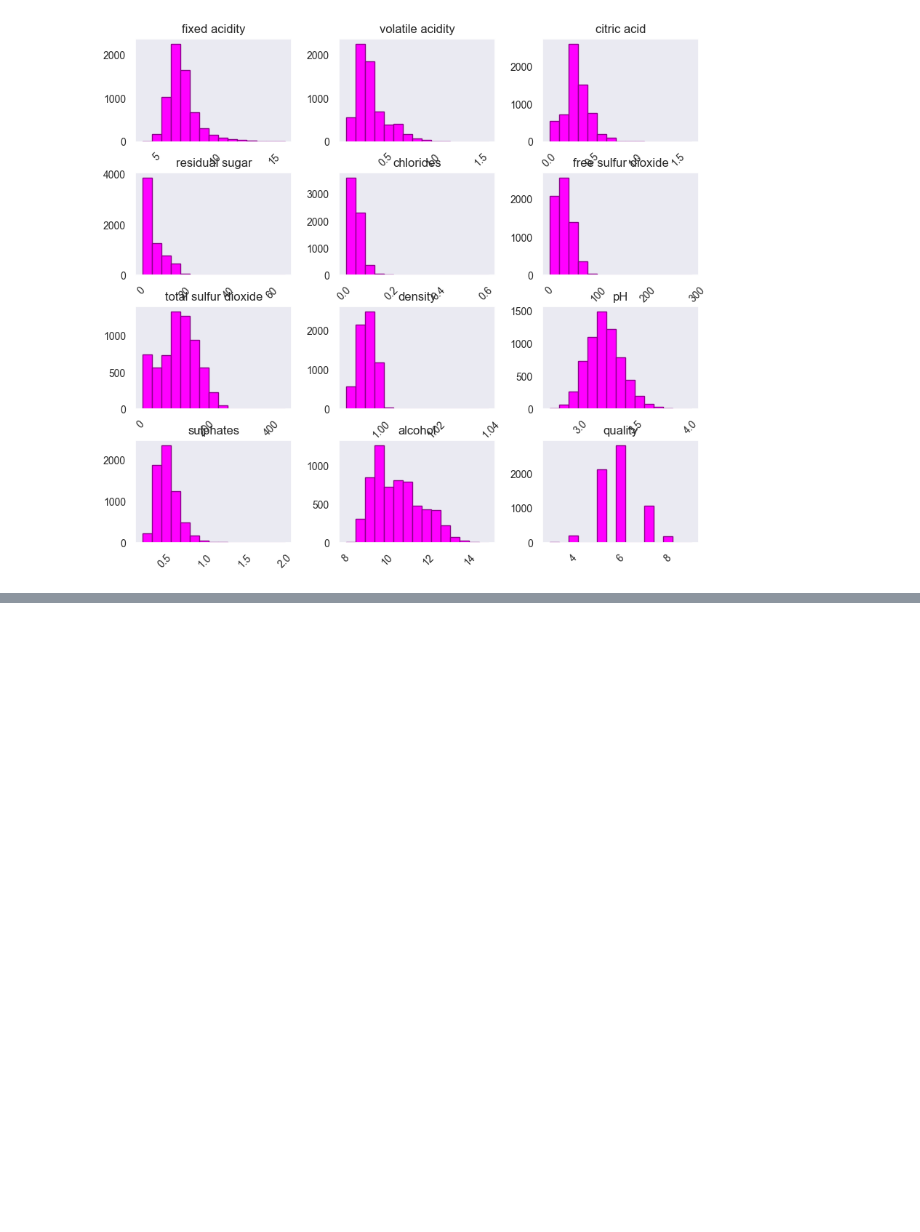
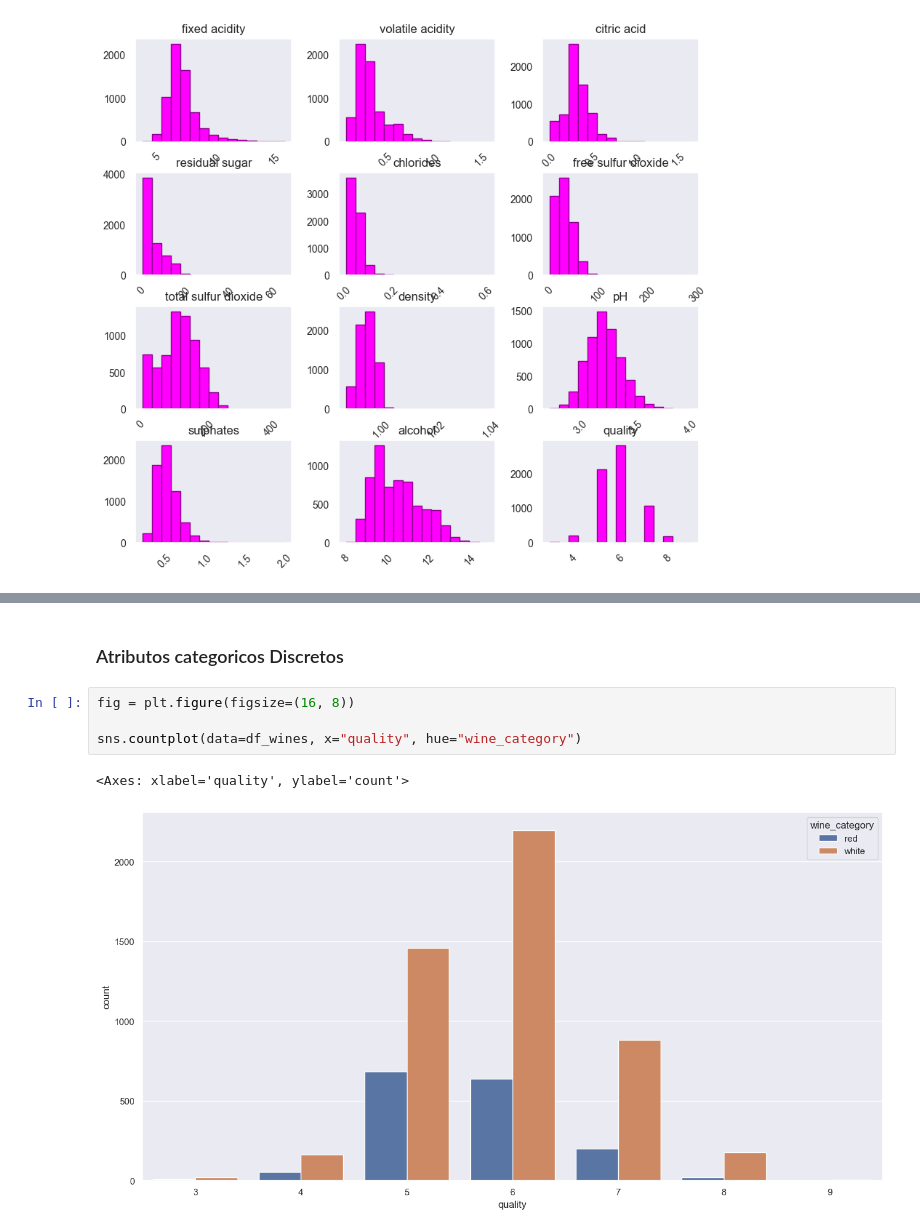
Before and after one commit to JessicaHora/Eda_wine_quality, a Jupyter notebook: Wine_quality.ipynb, the cells around one changed output, grey strips where cells are left out. Cells and saved outputs as stored; diff of their text form; blank space fills up the shorter version.

```diff
--- a/Wine_quality.ipynb
+++ b/Wine_quality.ipynb
@@ -299,0 +309,9 @@ AttributeError: module 'matplotlib' has no attribute 'subplots'
+# %% [markdown]
+### Atributos categoricos Discretos
+# %%
+fig = plt.figure(figsize=(16, 8))
+
+sns.countplot(data=df_wines, x="quality", hue="wine_category")
+# %% [output]
+<Axes: xlabel='quality', ylabel='count'>
+[figure, added]
```
Also changed, not shown: parts of 26 cells of this notebook.
